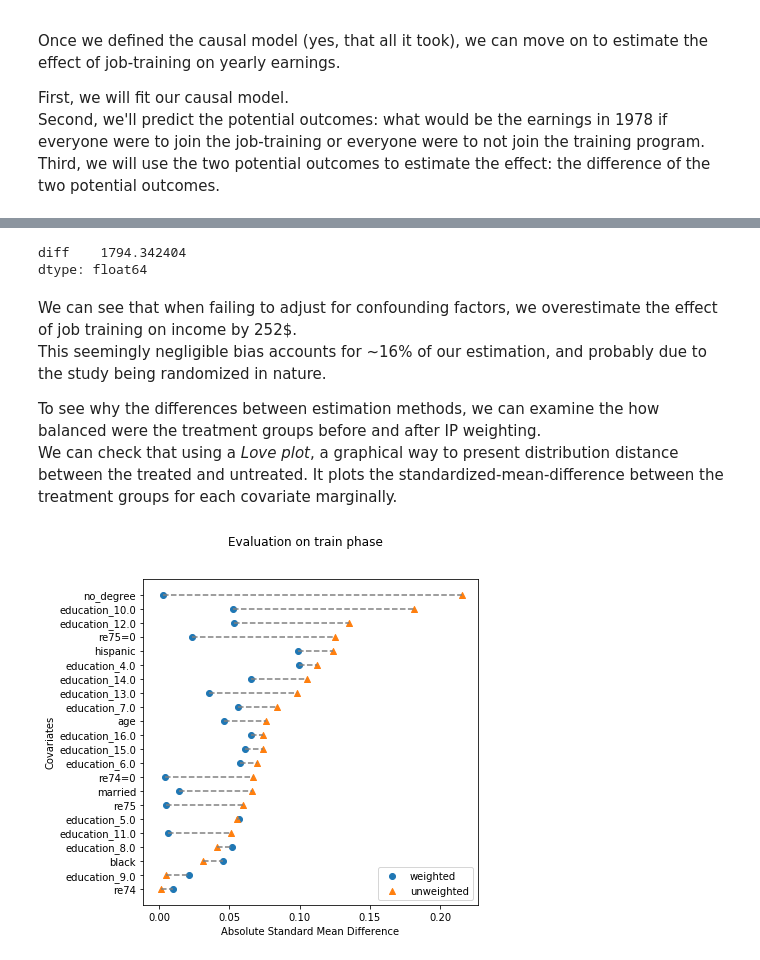
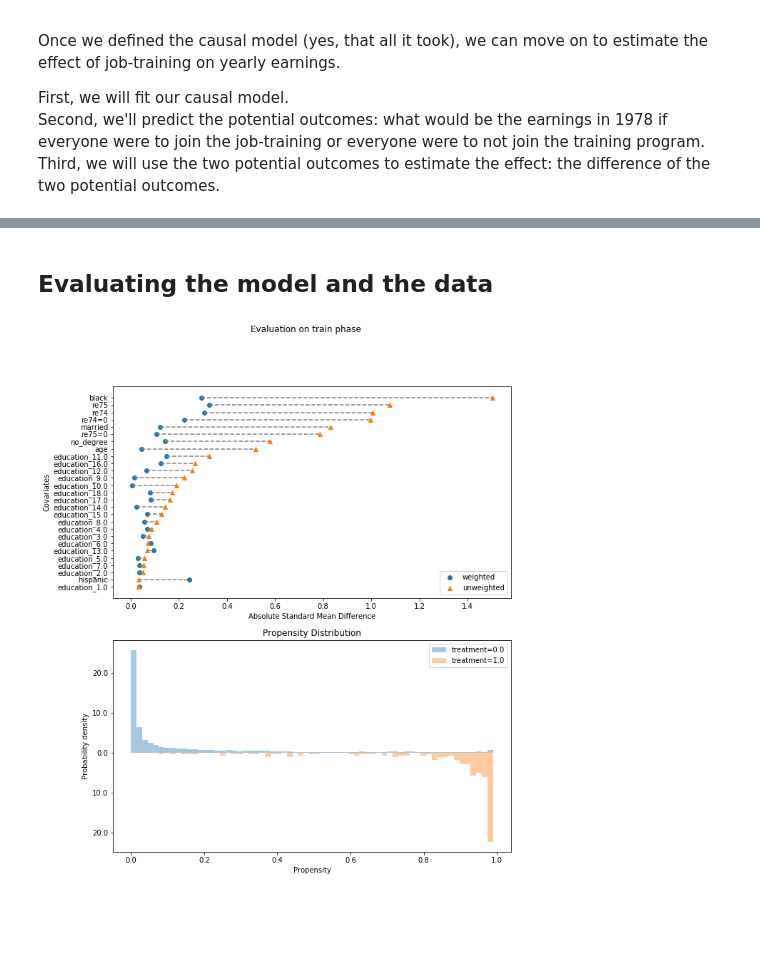
Before and after one commit to BiomedSciAI/causallib, a Jupyter notebook: examples/lalonde.ipynb, the cells around one changed output, grey strips where cells are left out. Drawn from its saved outputs; the diff is of its cells as text; code cells hidden in the pictures; blank space fills up the shorter version.

Commit message:
Created a new example of data cleaning and effect estimation using the full LaLonde data

```diff
--- a/examples/lalonde.ipynb
+++ b/examples/lalonde.ipynb
@@ -31,11 +31,20 @@ columns = ["training",   # Treatment assignment indicator
            "re75",       # Real earnings in 1975, prior to study participation
            "re78"]       # Real earnings in 1978, after study end
 
-treated = pd.read_csv("http://www.nber.org/~rdehejia/data/nswre74_treated.txt",
-                      delim_whitespace=True, header=None, names=columns)
-control = pd.read_csv("http://www.nber.org/~rdehejia/data/nswre74_control.txt",
-                      delim_whitespace=True, header=None, names=columns)
-lalonde = pd.concat([treated, control], ignore_index=True)
+#treated = pd.read_csv("http://www.nber.org/~rdehejia/data/nswre74_treated.txt",
+#                      delim_whitespace=True, header=None, names=columns)
+#control = pd.read_csv("http://www.nber.org/~rdehejia/data/nswre74_control.txt",
+#                      delim_whitespace=True, header=None, names=columns)
+file_names = ["http://www.nber.org/~rdehejia/data/nswre74_treated.txt",
+              "http://www.nber.org/~rdehejia/data/nswre74_control.txt",
+              "http://www.nber.org/~rdehejia/data/psid_controls.txt",
+              "http://www.nber.org/~rdehejia/data/psid2_controls.txt",
+              "http://www.nber.org/~rdehejia/data/psid3_controls.txt",
+              "http://www.nber.org/~rdehejia/data/cps_controls.txt",
+              "http://www.nber.org/~rdehejia/data/cps2_controls.txt",
+              "http://www.nber.org/~rdehejia/data/cps3_controls.txt"]
+files = [pd.read_csv(file_name, delim_whitespace=True, header=None, names=columns) for file_name in file_names]
+lalonde = pd.concat(files, ignore_index=True)
 lalonde = lalonde.sample(frac=1.0, random_state=42)  # Shuffle
 
 print(lalonde.shape)
@@ -105,7 +116,7 @@ Following the design matrix we prepared above, and given the binary nature of ou
 from sklearn.linear_model import LogisticRegression
 
 learner = LogisticRegression(penalty='none',  # No regularization, new in scikit-learn 0.21.*
-                             solver='lbfgs',
+                             solver='lbfgs', class_weight="balanced", # The classes are very imbalanced
                              max_iter=500)    # Increaed to achieve convergence with 'lbfgs' solver
 # %% [markdown]
 Once we defined a learner, we can simply plug it into the causal model
@@ -148,27 +149,15 @@ What would've been the result if we haven't adjusted for treatment assignment bi
-# %%
-from causallib.estimation import MarginalOutcomeEstimator
-
-moe = MarginalOutcomeEstimator(None).fit(X, a, y)
-outcomes = moe.estimate_population_outcome(X, a, y)
-moe.estimate_effect(outcomes[1], outcomes[0])
-# %% [output]
-diff    1794.342404
-dtype: float64
-# %% [markdown]
-We can see that when failing to adjust for confounding factors, we overestimate the effect of job training on income by 252\$.
-This seemingly negligible bias accounts for \~16\% of our estimation, and probably due to the study being randomized in nature.
-
-To see why the differences between estimation methods, we can examine the how balanced were the treatment groups before and after IP weighting.
-We can check that using a _Love plot_, a graphical way to present distribution distance between the treated and untreated. It plots the standardized-mean-difference between the treatment groups for each covariate marginally.
+# %% [markdown]
+## Evaluating the model and the data
 # %%
 %matplotlib inline
 from causallib.evaluation import PropensityEvaluator
 
 evaluator = PropensityEvaluator(ipw)
-evaluation_results = evaluator.evaluate_simple(X, a, y, plots=["covariate_balance_love"])
+plots = ["covariate_balance_love", "weight_distribution"] #, "roc_curve", "calibration"]
+evaluation_results = evaluator.evaluate_simple(X, a, y, plots=plots)
 
 fig = evaluation_results.plots["covariate_balance_love"].get_figure()
-fig.set_size_inches(6, 6)  # set a more compact size than default
+fig.set_size_inches(10, 12)  # set a more compact size than default
 fig;
 # %% [output]
-[figure, old version]
+[figure, new version]
```
Also changed, not shown: parts of 29 cells of this notebook, 1 other file.
